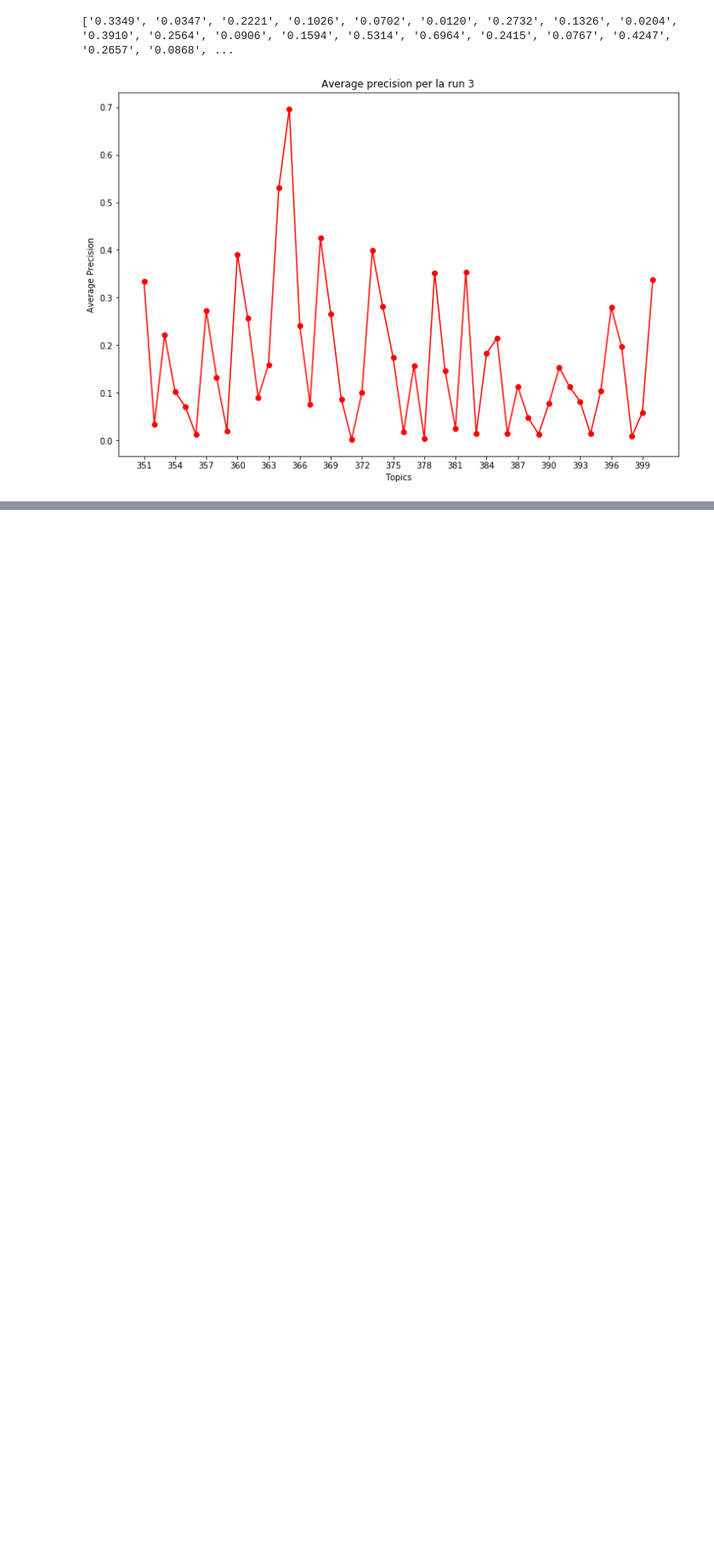
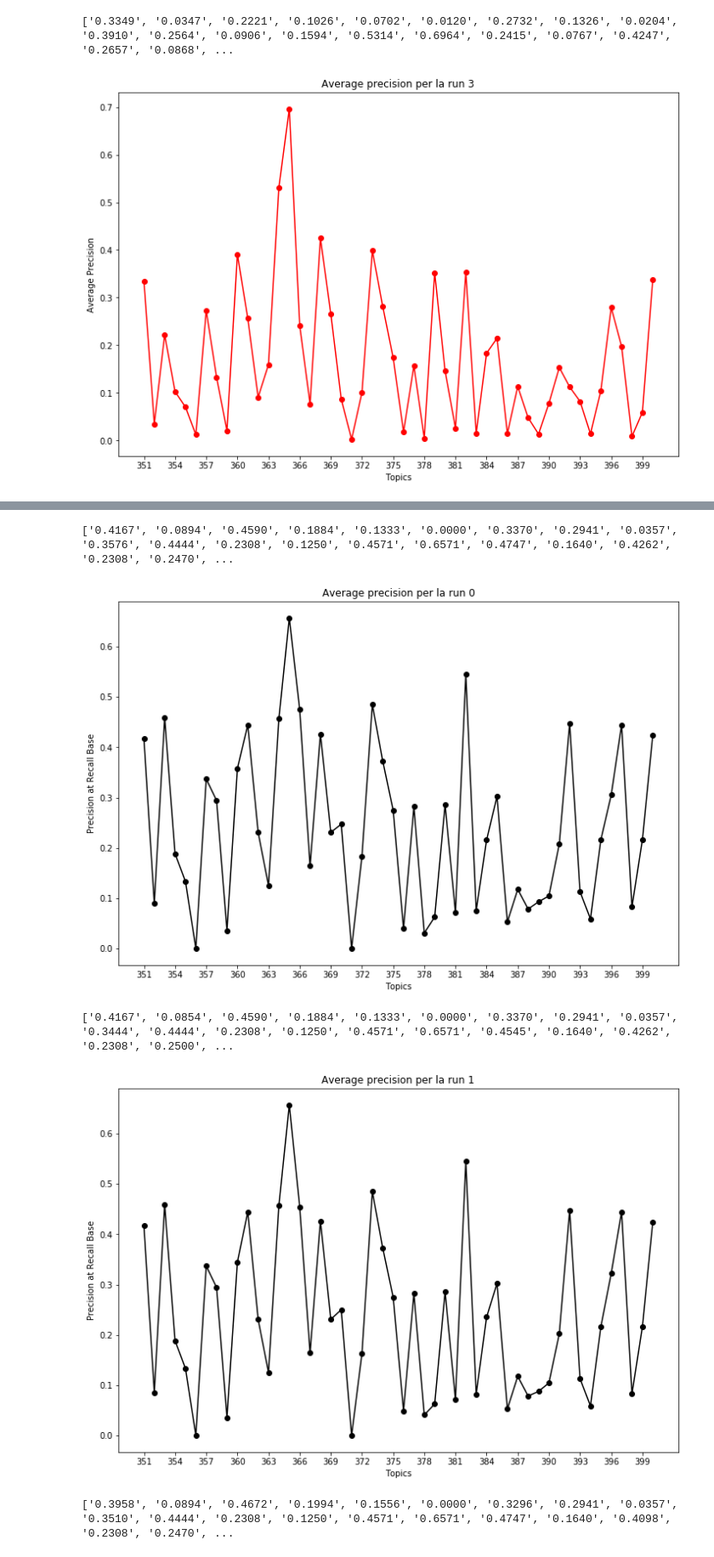
Before and after one commit to yleniag/Information-Retrival-Homework-1, a Jupyter notebook: Homework1-IR.ipynb, the cells around one changed output, grey strips where cells are left out. Shown: that part at 85% size. Saved outputs shown, nothing was run; the diff lists cells and outputs as text; code cells hidden in the pictures; blank space fills up the shorter version.

```diff
--- a/Homework1-IR.ipynb
+++ b/Homework1-IR.ipynb
@@ -239,0 +285,11 @@ plotAP(map_3, "r", 3)
+# %%
+plotAP(rprec_0, "black", 0, "Precision at Recall Base")
+plotAP(rprec_1, "black", 1, "Precision at Recall Base")
+plotAP(rprec_2, "black", 2, "Precision at Recall Base")
+plotAP(rprec_3, "black", 3, "Precision at Recall Base")
+# %% [output]
+['0.4167', '0.0894', '0.4590', '0.1884', '0.1333', '0.0000', '0.3370', '0.2941', '0.0357', '0.3576', '0.4444', '0.2308', '0.1250', '0.4571', '0.6571', '0.4747', '0.1640', '0.4262', '0.2308', '0.2470', ...
+[figure, added]
+['0.4167', '0.0854', '0.4590', '0.1884', '0.1333', '0.0000', '0.3370', '0.2941', '0.0357', '0.3444', '0.4444', '0.2308', '0.1250', '0.4571', '0.6571', '0.4545', '0.1640', '0.4262', '0.2308', '0.2500', ...
+[figure, added]
+['0.3958', '0.0894', '0.4672', '0.1994', '0.1556', '0.0000', '0.3296', '0.2941', '0.0357', '0.3510', '0.4444', '0.2308', '0.1250', '0.4571', '0.6571', '0.4747', '0.1640', '0.4098', '0.2308', '0.2470', ...
```
Also changed, not shown: parts of 13 cells of this notebook.
